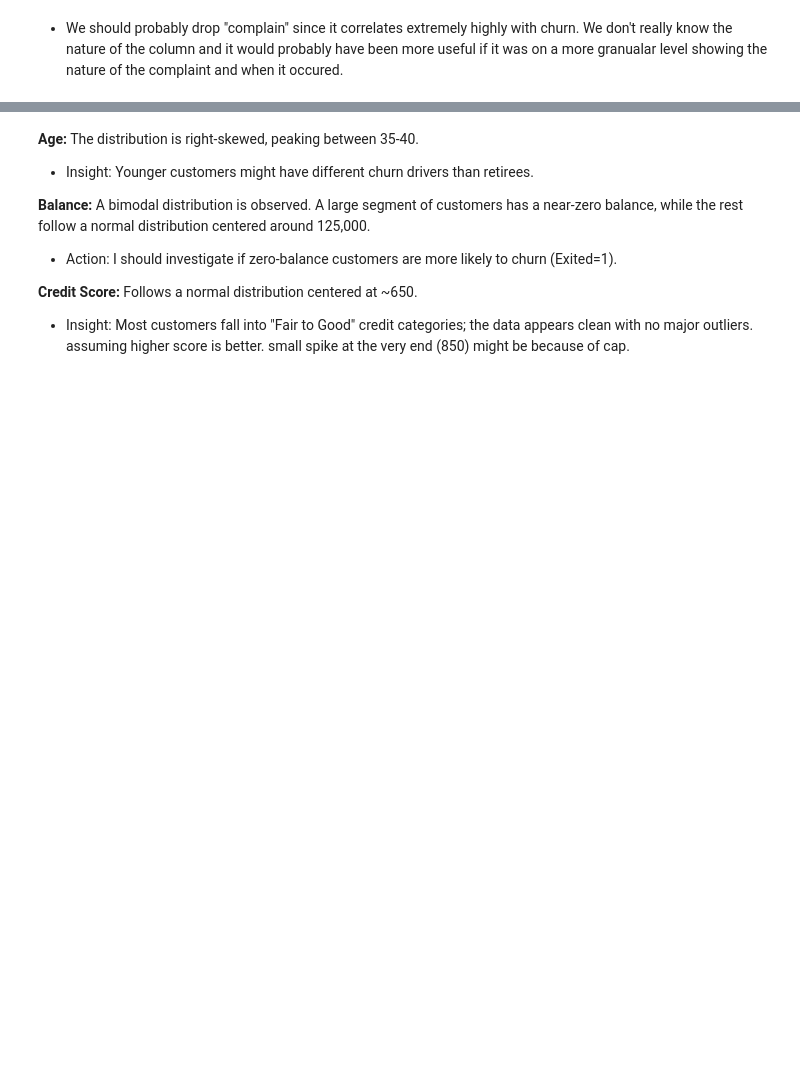
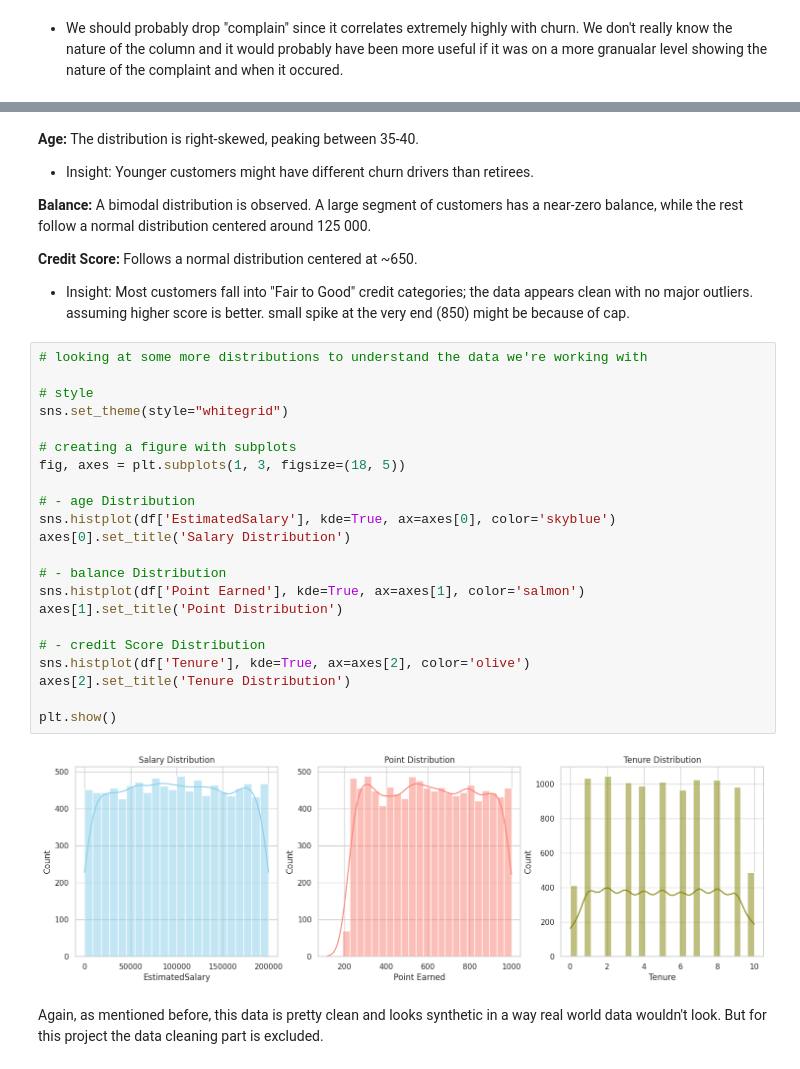
Before and after one commit to Ar-2c/Complete-churn-pipeline, a Jupyter notebook: Notebooks/exploration.ipynb, the cells around one changed output, grey strips where cells are left out. Drawn from its saved outputs; the diff is of its cells as text; blank space fills up the shorter version.

Commit message:
Add end-to-end churn prediction and monitoring pipeline

```diff
--- a/Notebooks/exploration.ipynb
+++ b/Notebooks/exploration.ipynb
@@ -131,13 +143,37 @@ plt.show()
 
 - Insight: Younger customers might have different churn drivers than retirees.
 
-**Balance:** A bimodal distribution is observed. A large segment of customers has a near-zero balance, while the rest follow a normal distribution centered around 125,000.
-
-- Action: I should investigate if zero-balance customers are more likely to churn (Exited=1).
+**Balance:** A bimodal distribution is observed. A large segment of customers has a near-zero balance, while the rest follow a normal distribution centered around 125 000.
 
 **Credit Score:** Follows a normal distribution centered at ~650.
 
 - Insight: Most customers fall into "Fair to Good" credit categories; the data appears clean with no major outliers. assuming higher score is better. small spike at the very end (850) might be because of cap.
+# %%
+# looking at some more distributions to understand the data we're working with
+
+# style
+sns.set_theme(style="whitegrid")
+
+# creating a figure with subplots
+fig, axes = plt.subplots(1, 3, figsize=(18, 5))
+
+# - age Distribution
+sns.histplot(df['EstimatedSalary'], kde=True, ax=axes[0], color='skyblue')
+axes[0].set_title('Salary Distribution')
+
+# - balance Distribution
+sns.histplot(df['Point Earned'], kde=True, ax=axes[1], color='salmon')
+axes[1].set_title('Point Distribution')
+
+# - credit Score Distribution
+sns.histplot(df['Tenure'], kde=True, ax=axes[2], color='olive')
+axes[2].set_title('Tenure Distribution')
+
+plt.show()
+# %% [output]
+[figure, added]
+# %% [markdown]
+Again, as mentioned before, this data is pretty clean and looks synthetic in a way real world data wouldn't look. But for this project the data cleaning part is excluded.
 # %%
 # churn by Geography & Gender
 fig, axes = plt.subplots(1, 2, figsize=(15, 5))
```
Also changed, not shown: parts of 10 cells of this notebook, 9 other files.
